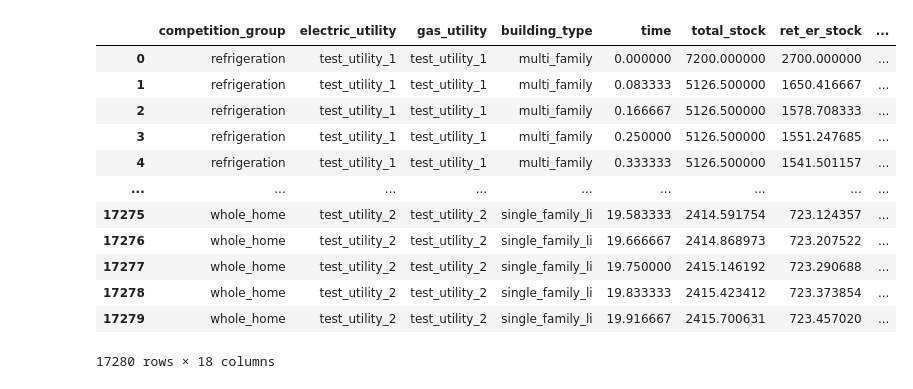
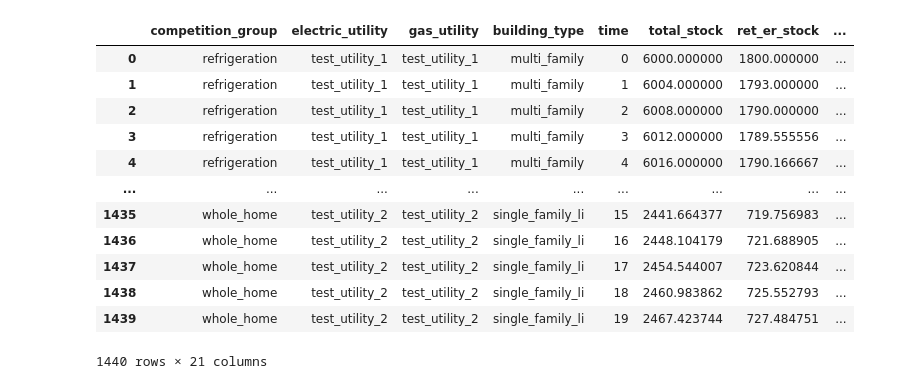
Before and after one commit to NV5-Optimal/Potential_Study_Tool_Prototype, a Jupyter notebook: 040_manipulation_of_adoption_results.ipynb, the cells around one changed output. Saved outputs shown, nothing was run; the diff lists cells and outputs as text; code cells hidden in the pictures.

```diff
--- a/040_manipulation_of_adoption_results.ipynb
+++ b/040_manipulation_of_adoption_results.ipynb
@@ -3,21 +3,24 @@
 # %%
 # read in pickle file
 import pandas as pd
-results_df = pd.read_pickle("outputs/adoption_results.pkl")
+import numpy as np
+baseline_results_df = pd.read_pickle("040_input/baseline_adoption_results.pkl")
+tech_results_df = pd.read_pickle("040_input/tech_adoption_results.pkl")
+competition_results_df = pd.read_pickle("040_input/competition_adoption_results.pkl")
 # %%
-results_df
+baseline_results_df
 # %% [output]
 |  | competition_group | electric_utility | gas_utility | building_type | time | total_stock | ret_er_stock | ... |
-| 0 | refrigeration | test_utility_1 | test_utility_1 | multi_family | 0.000000 | 7200.000000 | 2700.000000 | ... |
-| 1 | refrigeration | test_utility_1 | test_utility_1 | multi_family | 0.083333 | 5126.500000 | 1650.416667 | ... |
-| 2 | refrigeration | test_utility_1 | test_utility_1 | multi_family | 0.166667 | 5126.500000 | 1578.708333 | ... |
-| 3 | refrigeration | test_utility_1 | test_utility_1 | multi_family | 0.250000 | 5126.500000 | 1551.247685 | ... |
-| 4 | refrigeration | test_utility_1 | test_utility_1 | multi_family | 0.333333 | 5126.500000 | 1541.501157 | ... |
+| 0 | refrigeration | test_utility_1 | test_utility_1 | multi_family | 0 | 6000.000000 | 1800.000000 | ... |
+| 1 | refrigeration | test_utility_1 | test_utility_1 | multi_family | 1 | 6004.000000 | 1793.000000 | ... |
+| 2 | refrigeration | test_utility_1 | test_utility_1 | multi_family | 2 | 6008.000000 | 1790.000000 | ... |
+| 3 | refrigeration | test_utility_1 | test_utility_1 | multi_family | 3 | 6012.000000 | 1789.555556 | ... |
+| 4 | refrigeration | test_utility_1 | test_utility_1 | multi_family | 4 | 6016.000000 | 1790.166667 | ... |
 | ... | ... | ... | ... | ... | ... | ... | ... | ... |
-| 17275 | whole_home | test_utility_2 | test_utility_2 | single_family_li | 19.583333 | 2414.591754 | 723.124357 | ... |
-| 17276 | whole_home | test_utility_2 | test_utility_2 | single_family_li | 19.666667 | 2414.868973 | 723.207522 | ... |
-| 17277 | whole_home | test_utility_2 | test_utility_2 | single_family_li | 19.750000 | 2415.146192 | 723.290688 | ... |
-| 17278 | whole_home | test_utility_2 | test_utility_2 | single_family_li | 19.833333 | 2415.423412 | 723.373854 | ... |
-| 17279 | whole_home | test_utility_2 | test_utility_2 | single_family_li | 19.916667 | 2415.700631 | 723.457020 | ... |
+| 1435 | whole_home | test_utility_2 | test_utility_2 | single_family_li | 15 | 2441.664377 | 719.756983 | ... |
+| 1436 | whole_home | test_utility_2 | test_utility_2 | single_family_li | 16 | 2448.104179 | 721.688905 | ... |
+| 1437 | whole_home | test_utility_2 | test_utility_2 | single_family_li | 17 | 2454.544007 | 723.620844 | ... |
+| 1438 | whole_home | test_utility_2 | test_utility_2 | single_family_li | 18 | 2460.983862 | 725.552793 | ... |
+| 1439 | whole_home | test_utility_2 | test_utility_2 | single_family_li | 19 | 2467.423744 | 727.484751 | ... |
-17280 rows × 18 columns
+1440 rows × 21 columns
 # %%
```
Also changed, not shown: parts of 6 cells of this notebook, 41 other files.
